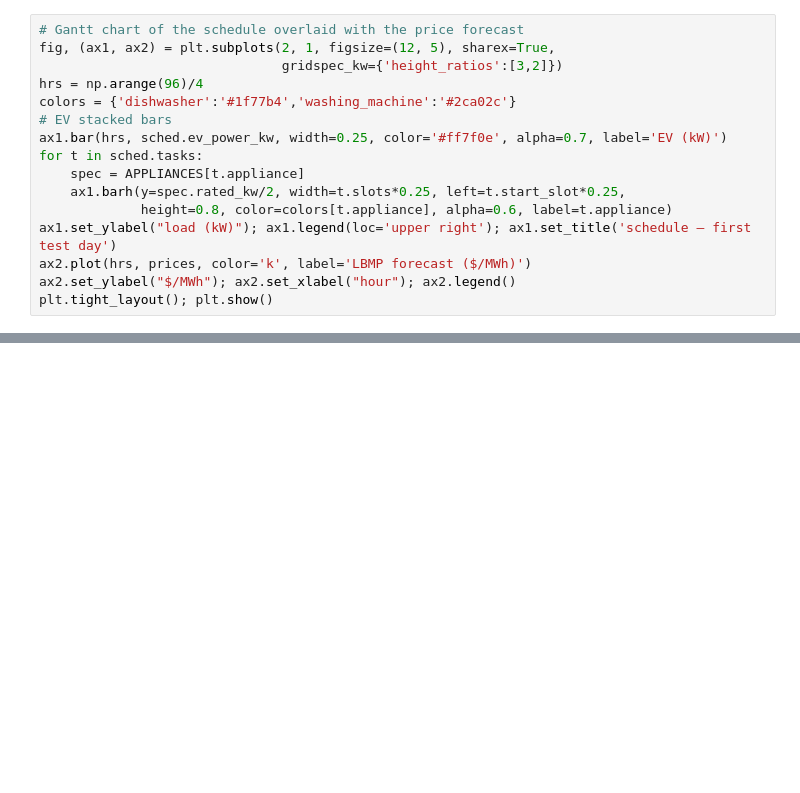
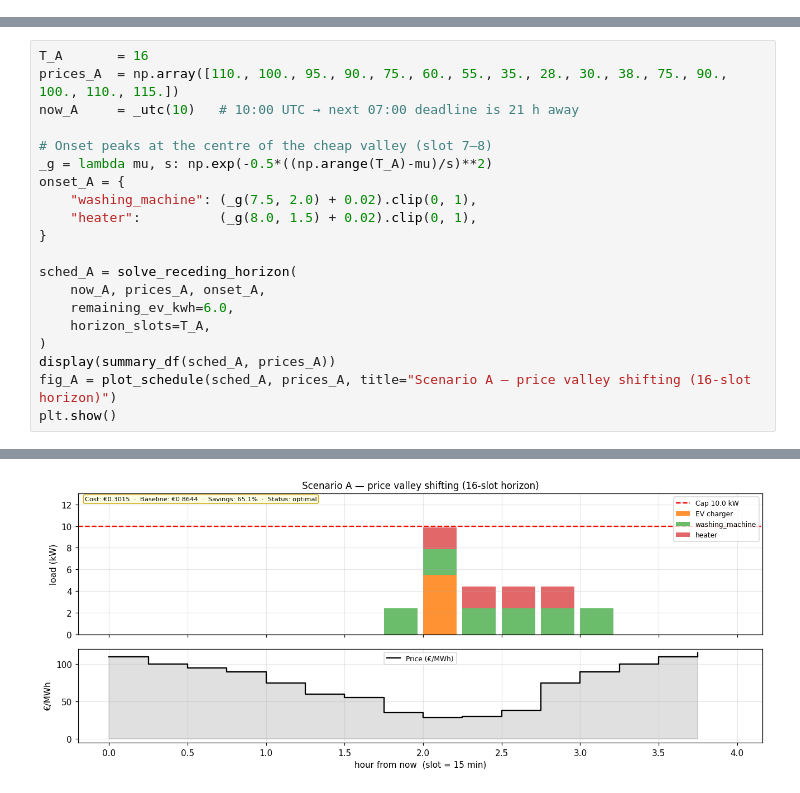
Before and after one commit to mjordanic/home-energy-planner, a Jupyter notebook: notebooks/05_optimizer.ipynb, the cells around one changed output, grey strips where cells are left out. Saved outputs shown, nothing was run; the diff lists cells and outputs as text; blank space fills up the shorter version.

```diff
--- a/notebooks/05_optimizer.ipynb
+++ b/notebooks/05_optimizer.ipynb
@@ -22,16 +0,0 @@ print(f"expected ${sched.expected_cost:.3f}  baseline ${sched.baseline_cost:.3f}
-# %%
-# Gantt chart of the schedule overlaid with the price forecast
-fig, (ax1, ax2) = plt.subplots(2, 1, figsize=(12, 5), sharex=True,
-                               gridspec_kw={'height_ratios':[3,2]})
-hrs = np.arange(96)/4
-colors = {'dishwasher':'#1f77b4','washing_machine':'#2ca02c'}
-# EV stacked bars
-ax1.bar(hrs, sched.ev_power_kw, width=0.25, color='#ff7f0e', alpha=0.7, label='EV (kW)')
-for t in sched.tasks:
-    spec = APPLIANCES[t.appliance]
-    ax1.barh(y=spec.rated_kw/2, width=t.slots*0.25, left=t.start_slot*0.25,
-             height=0.8, color=colors[t.appliance], alpha=0.6, label=t.appliance)
-ax1.set_ylabel("load (kW)"); ax1.legend(loc='upper right'); ax1.set_title('schedule — first test day')
-ax2.plot(hrs, prices, color='k', label='LBMP forecast ($/MWh)')
-ax2.set_ylabel("$/MWh"); ax2.set_xlabel("hour"); ax2.legend()
-plt.tight_layout(); plt.show()
@@ -37,0 +164,21 @@ plt.tight_layout(); plt.show()
+# %%
+T_A       = 16
+prices_A  = np.array([110., 100., 95., 90., 75., 60., 55., 35., 28., 30., 38., 75., 90., 100., 110., 115.])
+now_A     = _utc(10)   # 10:00 UTC → next 07:00 deadline is 21 h away
+
+# Onset peaks at the centre of the cheap valley (slot 7–8)
+_g = lambda mu, s: np.exp(-0.5*((np.arange(T_A)-mu)/s)**2)
+onset_A = {
+    "washing_machine": (_g(7.5, 2.0) + 0.02).clip(0, 1),
+    "heater":          (_g(8.0, 1.5) + 0.02).clip(0, 1),
+}
+
+sched_A = solve_receding_horizon(
+    now_A, prices_A, onset_A,
+    remaining_ev_kwh=6.0,
+    horizon_slots=T_A,
+)
+display(summary_df(sched_A, prices_A))
+fig_A = plot_schedule(sched_A, prices_A, title="Scenario A — price valley shifting (16-slot horizon)")
+plt.show()
+# %% [output]
@@ -37,0 +204 @@ plt.tight_layout(); plt.show()
+[figure, added]
```
Also changed, not shown: parts of 20 cells of this notebook, 53 other files.
